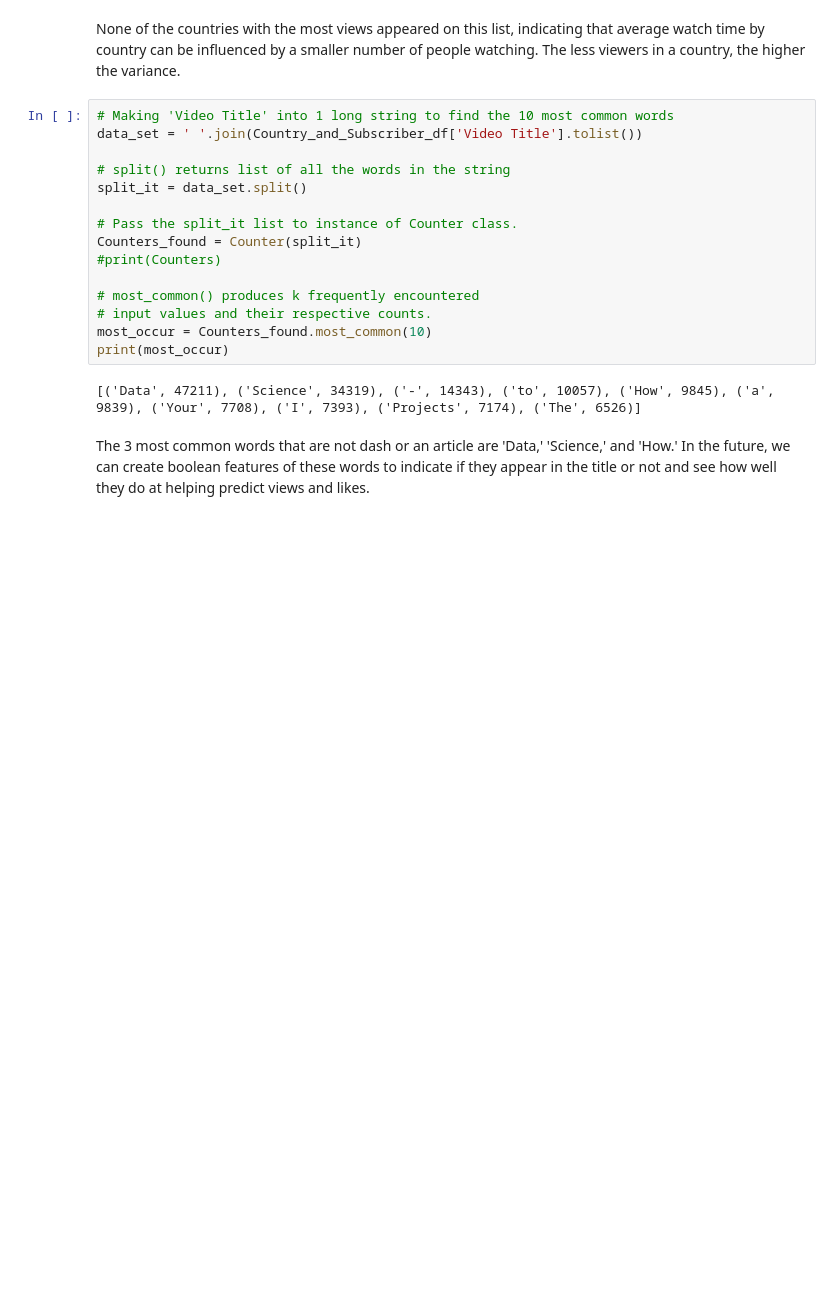
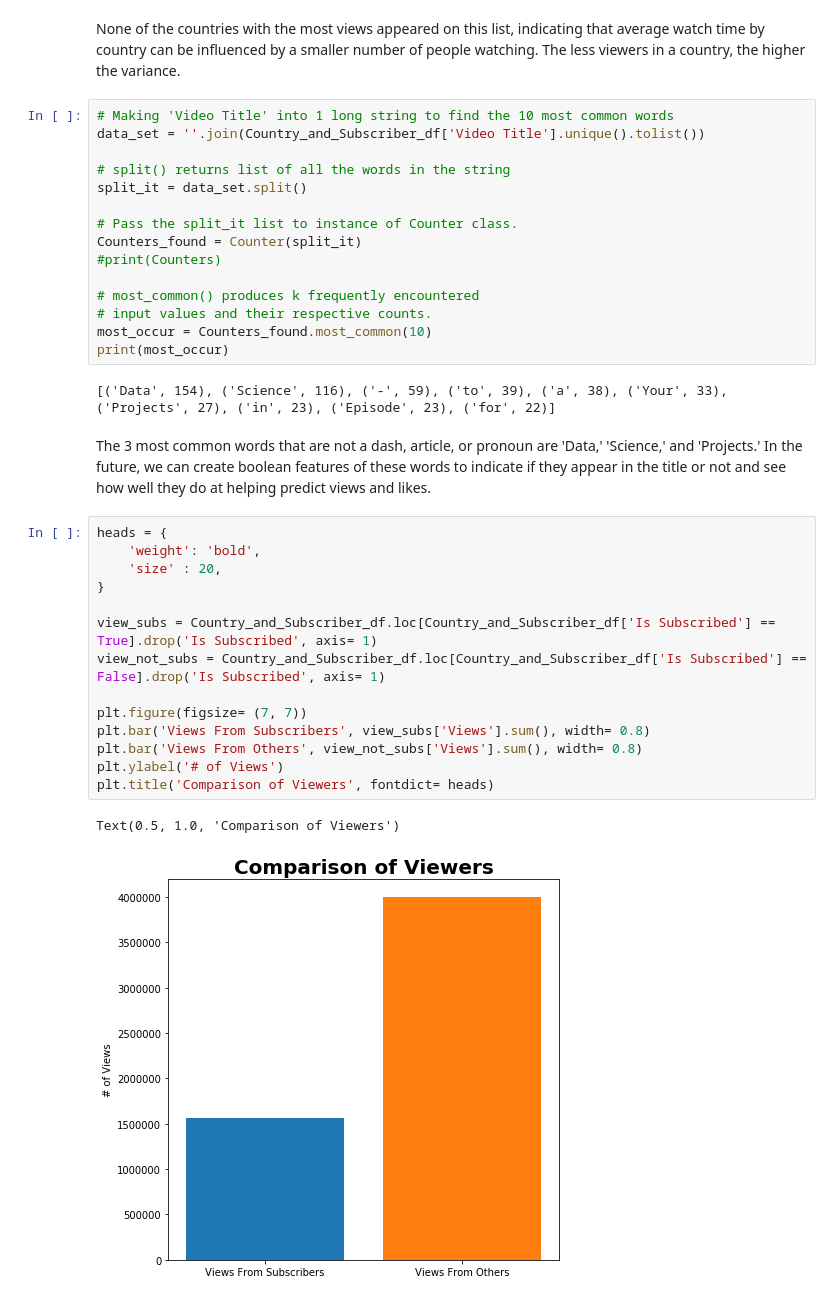
Before and after one commit to hjyoon16/Viewer_Boost_YT_Analysis, a Jupyter notebook: Assignment3.1.ipynb, the cells around one changed output. Cells and saved outputs as stored; diff of their text form; blank space fills up the shorter version.

Commit message:
Finished analyzing rest of data frames

```diff
--- a/Assignment3.1.ipynb
+++ b/Assignment3.1.ipynb
@@ -102,7 +102,7 @@ plt.show
 None of the countries with the most views appeared on this list, indicating that average watch time by country can be influenced by a smaller number of people watching. The less viewers in a country, the higher the variance.
 # %%
 # Making 'Video Title' into 1 long string to find the 10 most common words
-data_set = ' '.join(Country_and_Subscriber_df['Video Title'].tolist())
+data_set = ''.join(Country_and_Subscriber_df['Video Title'].unique().tolist())
 
 # split() returns list of all the words in the string
 split_it = data_set.split()
@@ -116,6 +116,23 @@ Counters_found = Counter(split_it)
 most_occur = Counters_found.most_common(10)
 print(most_occur)
 # %% [output]
-[('Data', 47211), ('Science', 34319), ('-', 14343), ('to', 10057), ('How', 9845), ('a', 9839), ('Your', 7708), ('I', 7393), ('Projects', 7174), ('The', 6526)]
+[('Data', 154), ('Science', 116), ('-', 59), ('to', 39), ('a', 38), ('Your', 33), ('Projects', 27), ('in', 23), ('Episode', 23), ('for', 22)]
 # %% [markdown]
-The 3 most common words that are not dash or an article are 'Data,' 'Science,' and 'How.' In the future, we can create boolean features of these words to indicate if they appear in the title or not and see how well they do at helping predict views and likes.
+The 3 most common words that are not a dash, article, or pronoun are 'Data,' 'Science,' and 'Projects.' In the future, we can create boolean features of these words to indicate if they appear in the title or not and see how well they do at helping predict views and likes.
+# %%
+heads = {
+    'weight': 'bold',
+    'size' : 20,
+}
+
+view_subs = Country_and_Subscriber_df.loc[Country_and_Subscriber_df['Is Subscribed'] == True].drop('Is Subscribed', axis= 1)
+view_not_subs = Country_and_Subscriber_df.loc[Country_and_Subscriber_df['Is Subscribed'] == False].drop('Is Subscribed', axis= 1)
+
+plt.figure(figsize= (7, 7))
+plt.bar('Views From Subscribers', view_subs['Views'].sum(), width= 0.8)
+plt.bar('Views From Others', view_not_subs['Views'].sum(), width= 0.8)
+plt.ylabel('# of Views')
+plt.title('Comparison of Viewers', fontdict= heads)
+# %% [output]
+Text(0.5, 1.0, 'Comparison of Viewers')
+[figure, added]
```
Also changed, not shown: parts of 27 cells of this notebook.
